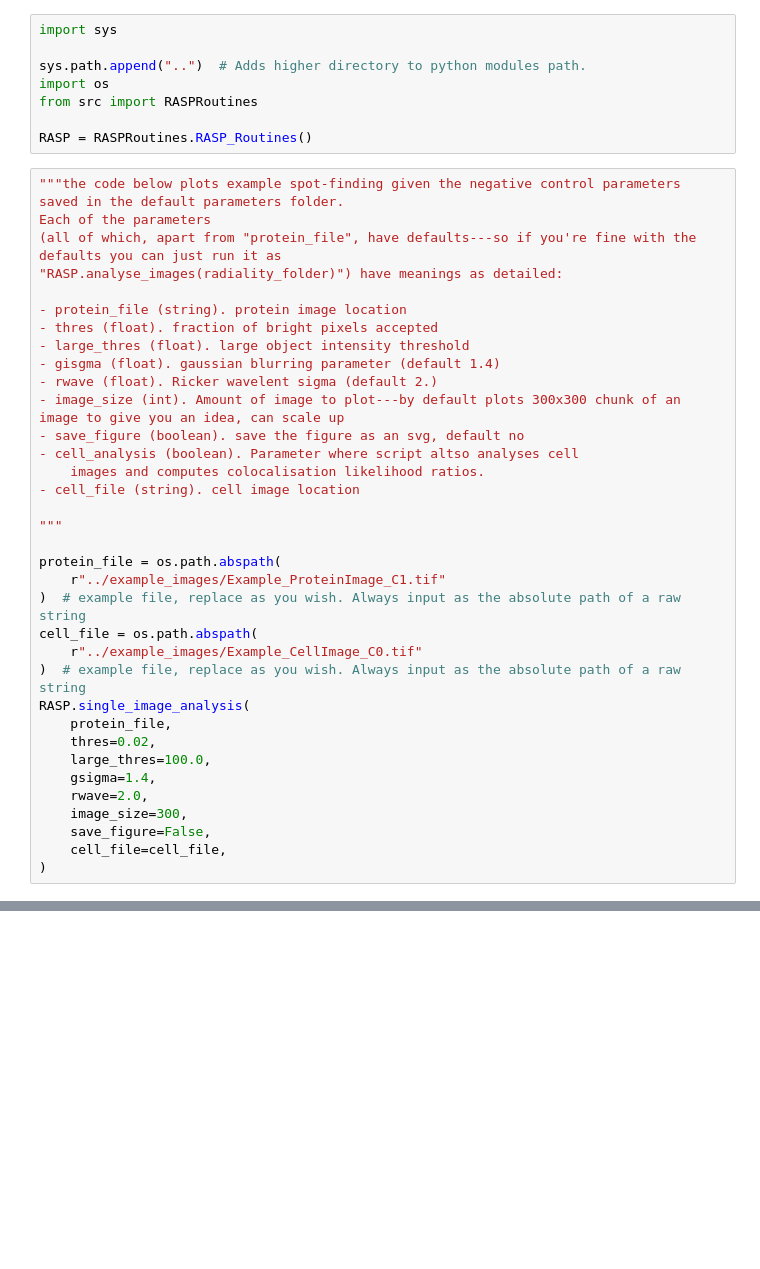
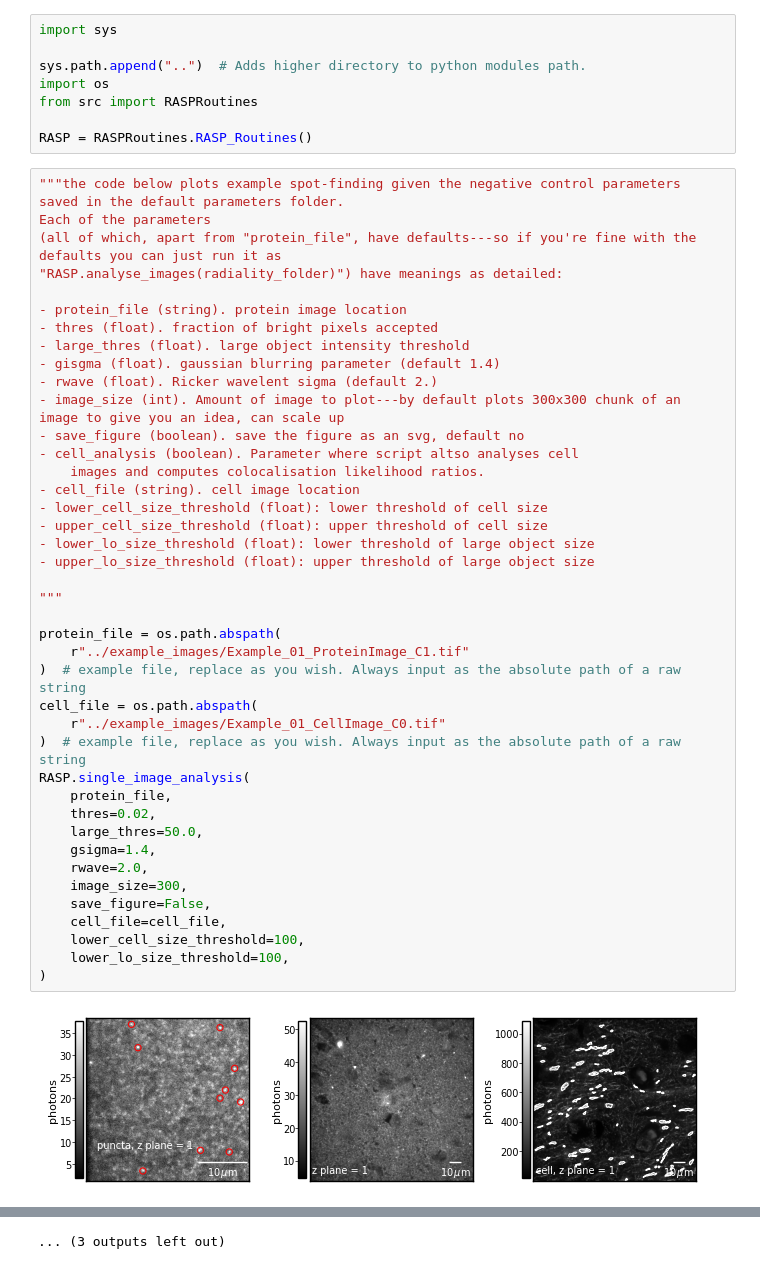
Before and after one commit to TheLeeLab/pyRASP, a Jupyter notebook: example_notebooks/pyRASP_Example_SingleImageAnalysis.ipynb, the cells around one changed output, grey strips where cells are left out. Saved outputs shown, nothing was run; the diff lists cells and outputs as text; blank space fills up the shorter version.

Commit message:
Corrected single image analysis

```diff
--- a/example_notebooks/pyRASP_Example_SingleImageAnalysis.ipynb
+++ b/example_notebooks/pyRASP_Example_SingleImageAnalysis.ipynb
@@ -11,33 +11,41 @@ RASP = RASPRoutines.RASP_Routines()
 Each of the parameters
 (all of which, apart from "protein_file", have defaults---so if you're fine with the defaults you can just run it as
 "RASP.analyse_images(radiality_folder)") have meanings as detailed:
 
 - protein_file (string). protein image location
 - thres (float). fraction of bright pixels accepted
 - large_thres (float). large object intensity threshold
 - gisgma (float). gaussian blurring parameter (default 1.4)
 - rwave (float). Ricker wavelent sigma (default 2.)
 - image_size (int). Amount of image to plot---by default plots 300x300 chunk of an image to give you an idea, can scale up
 - save_figure (boolean). save the figure as an svg, default no
 - cell_analysis (boolean). Parameter where script altso analyses cell
     images and computes colocalisation likelihood ratios.
 - cell_file (string). cell image location
+- lower_cell_size_threshold (float): lower threshold of cell size
+- upper_cell_size_threshold (float): upper threshold of cell size
+- lower_lo_size_threshold (float): lower threshold of large object size
+- upper_lo_size_threshold (float): upper threshold of large object size
 
 """
 
 protein_file = os.path.abspath(
-    r"../example_images/Example_ProteinImage_C1.tif"
+    r"../example_images/Example_01_ProteinImage_C1.tif"
 )  # example file, replace as you wish. Always input as the absolute path of a raw string
 cell_file = os.path.abspath(
-    r"../example_images/Example_CellImage_C0.tif"
+    r"../example_images/Example_01_CellImage_C0.tif"
 )  # example file, replace as you wish. Always input as the absolute path of a raw string
 RASP.single_image_analysis(
     protein_file,
     thres=0.02,
-    large_thres=100.0,
+    large_thres=50.0,
     gsigma=1.4,
     rwave=2.0,
     image_size=300,
     save_figure=False,
     cell_file=cell_file,
+    lower_cell_size_threshold=100,
+    lower_lo_size_threshold=100,
 )
+# %% [output]
+[figure, added]
@@ -43,0 +63 @@ RASP.single_image_analysis(
+... (3 outputs left out)
```
Also changed, not shown: parts of 1 cell of this notebook, 2 other files.
